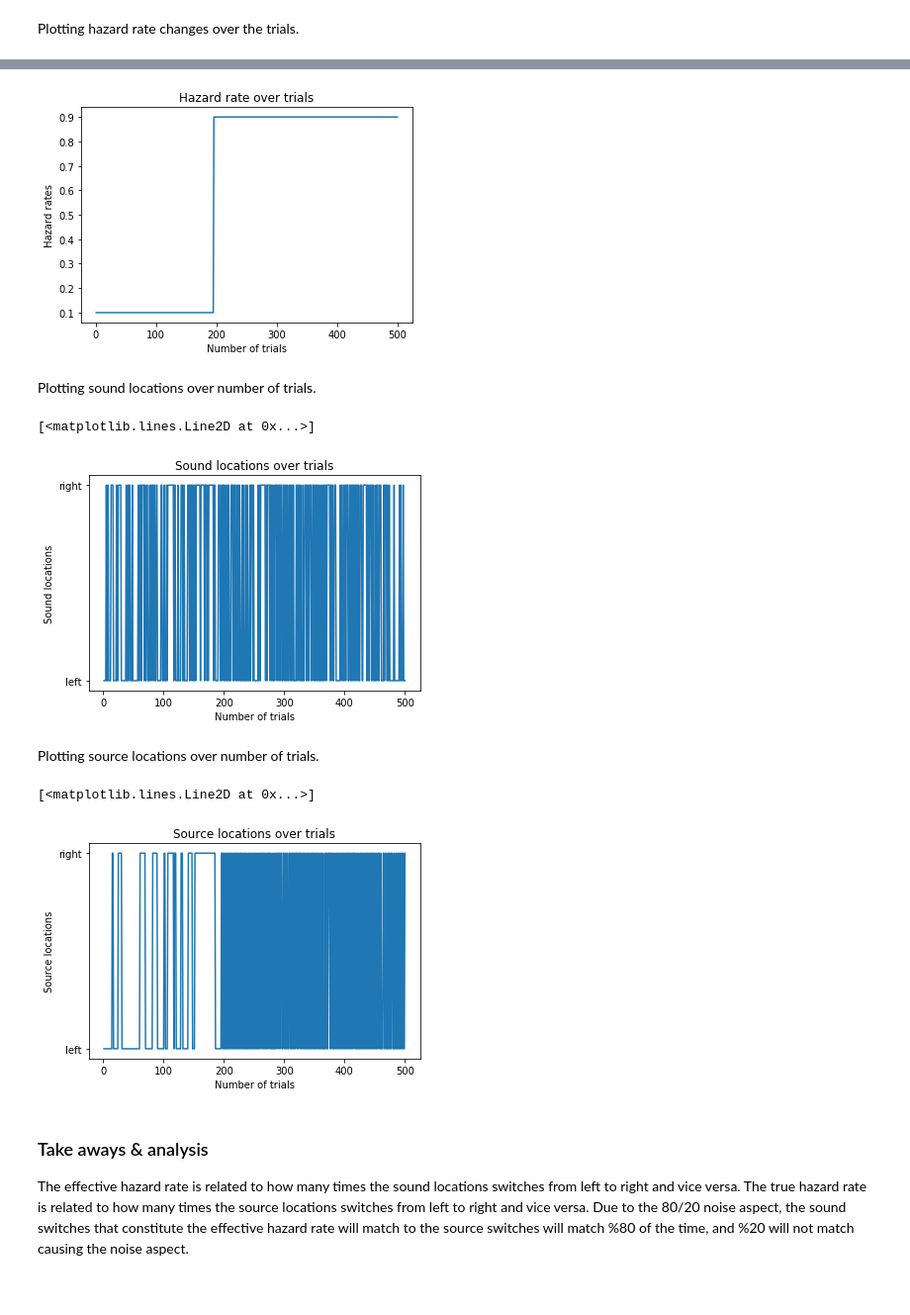
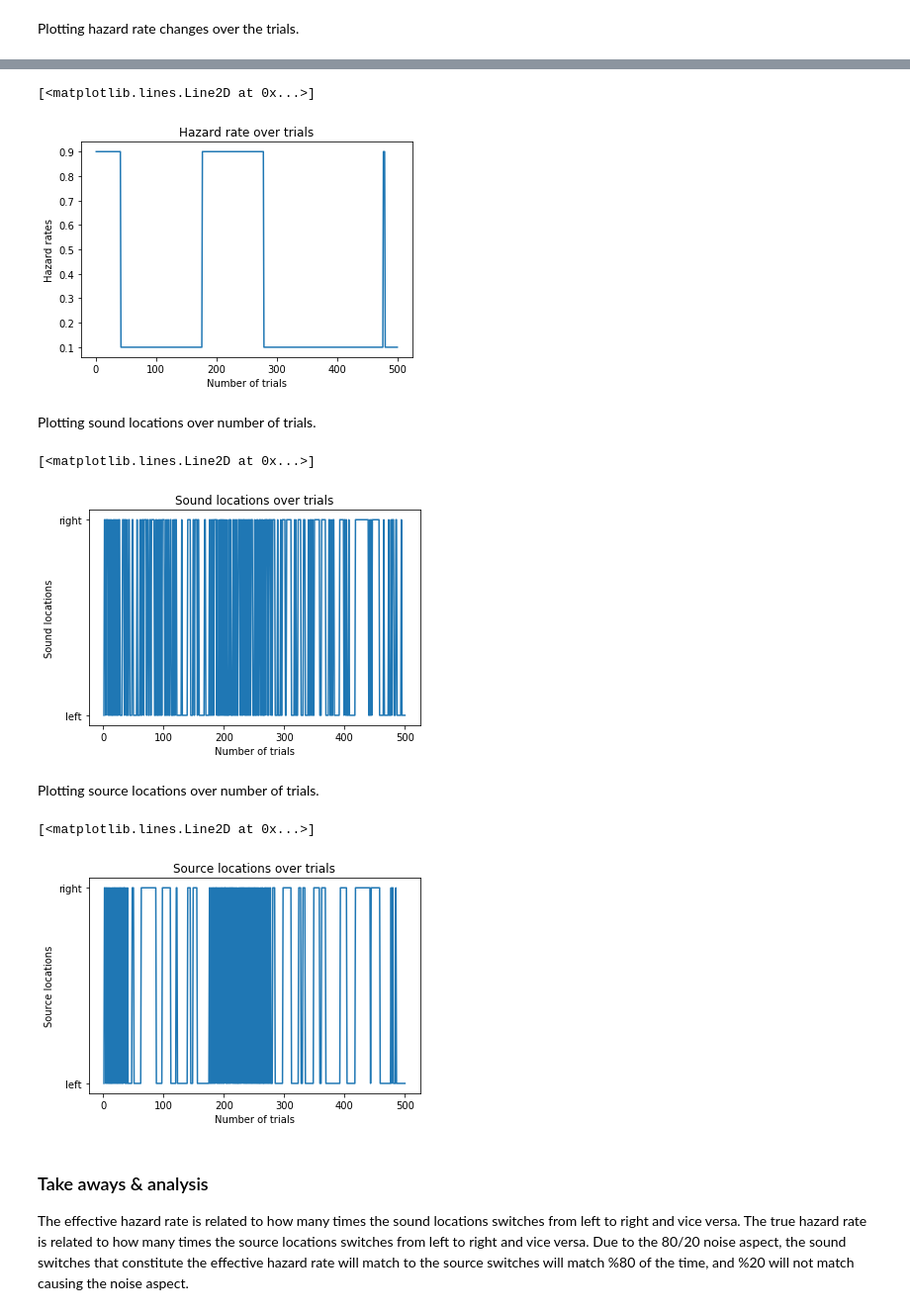
Before and after one commit to TheGoldLab/Analysis_Audio2AFC_ChangePoint, a Jupyter notebook: simulations_test.ipynb, the cells around one changed output, grey strips where cells are left out. Shown at 99% size. Cells and saved outputs as stored; diff of their text form; code cells hidden in the pictures.

Commit message:
simulation code - trying to get the trials correct plots done

```diff
--- a/simulations_test.ipynb
+++ b/simulations_test.ipynb
@@ -48,3 +59,7 @@ pprint.pprint(sim.data.head())
 Plotting the hazard rate switch per number of trials, sound switch over trials and source switch over the trials based on the dataset we have generated.
 # %% [markdown]
 Plotting hazard rate changes over the trials.
+# %%
+# get data frame from sim_data.csv file
+data = pd.read_csv("sim_data.csv")
+pprint.pprint(data.head())
@@ -54,10 +83,11 @@ plt.title("Hazard rate over trials")
 plt.xlabel("Number of trials")
 plt.ylabel("Hazard rates")
 m = np.arange(1, 501)
-plt.plot(m, sim.data['hazard'])
+plt.plot(m, data['hazard'])
 #plt.savefig('sim2_hazard_rate.png')
 # %% [output]
+[<matplotlib.lines.Line2D at 0x...>]
-[figure, old version]
+[figure, new version]
 # %% [markdown]
 Plotting sound locations over number of trials.
 # %%
@@ -66,22 +96,22 @@ plt.title("Sound locations over trials")
 plt.xlabel("Number of trials")
 plt.ylabel("Sound locations")
 m = np.arange(1, 501)
-plt.plot(m, sim.data['sound'])
+plt.plot(m, data['sound'])
 # %% [output]
 [<matplotlib.lines.Line2D at 0x...>]
-[figure, old version]
+[figure, new version]
 # %% [markdown]
 Plotting source locations over number of trials.
 # %%
 #Plotting source locations over number of trials.
 plt.title("Source locations over trials")
 plt.xlabel("Number of trials")
 plt.ylabel("Source locations")
 m = np.arange(1, 501)
-plt.plot(m, sim.data['source'])
+plt.plot(m, data['source'])
 # %% [output]
 [<matplotlib.lines.Line2D at 0x...>]
-[figure, old version]
+[figure, new version]
 # %% [markdown]
 ### Take aways & analysis
 The effective hazard rate is related to how many times the sound locations switches from left to right and vice versa.
```
Also changed, not shown: parts of 5 cells of this notebook.
